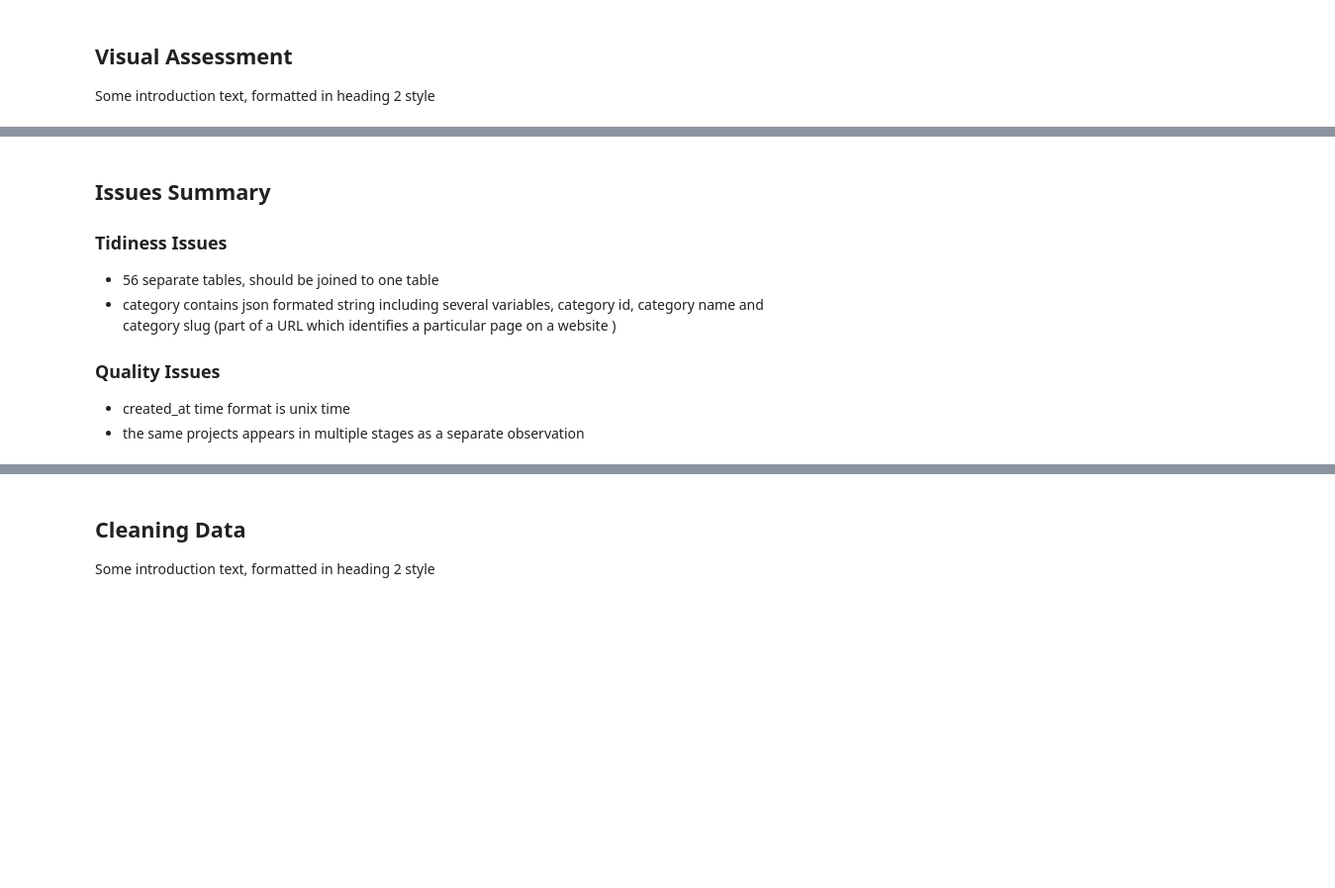
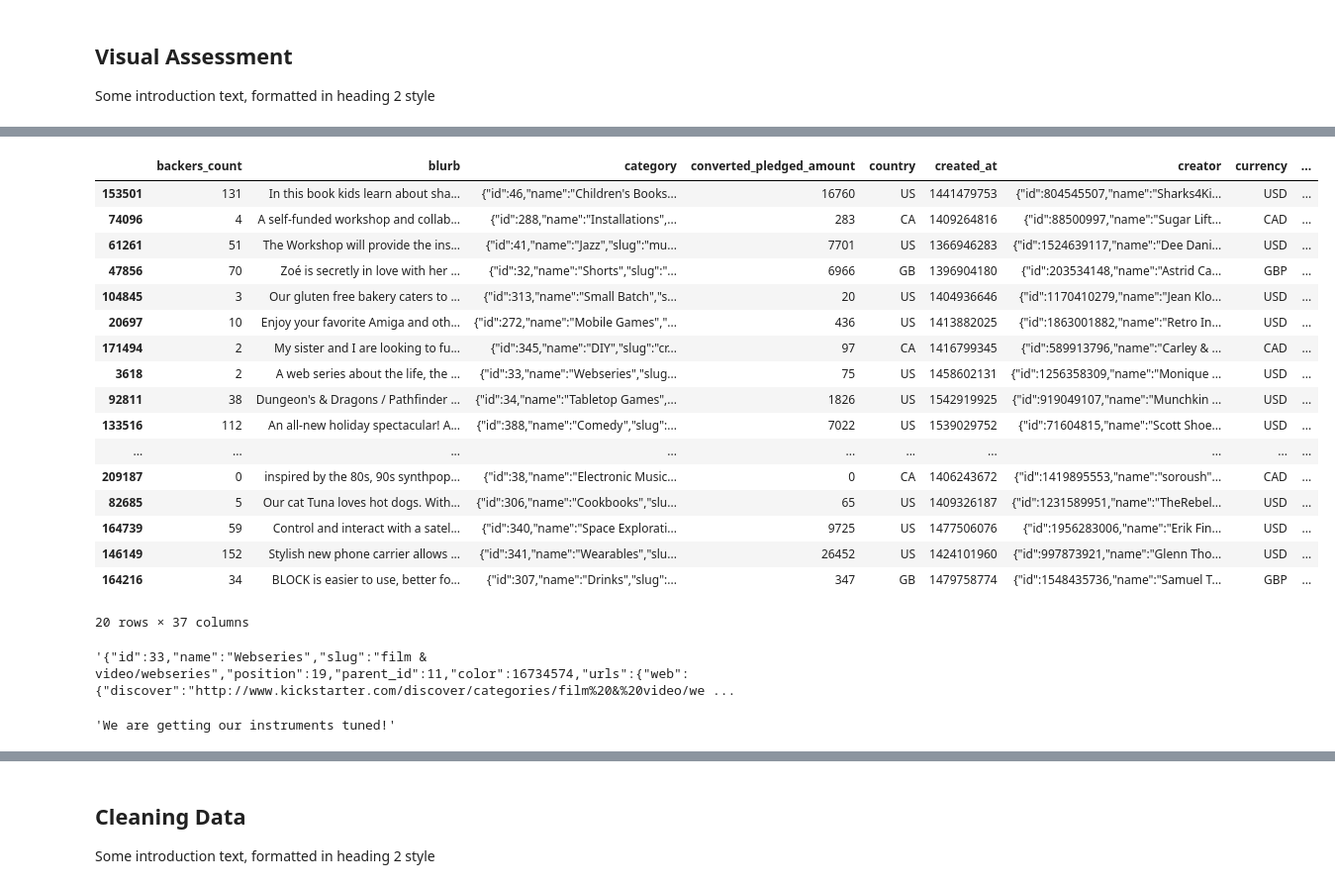
Before and after one commit to faymarie/crowdfunding-analysis, a Jupyter notebook: crowdfunding-analysis.ipynb, the cells around one changed output, grey strips where cells are left out. Shown: that part at 99% size. Cells and saved outputs as stored; diff of their text form; code cells hidden in the pictures; blank space fills up the shorter version.

Commit message:
Assess: available data

```diff
--- a/crowdfunding-analysis.ipynb
+++ b/crowdfunding-analysis.ipynb
@@ -80,12 +109,33 @@ usd_pledged                 26958 non-null float64
 usd_type                    26734 non-null object
 dtypes: bool(5), float64(5), int64(7), object(20)
 memory usage: 6.9+ MB
-# %% [markdown]
-## Issues Summary <a name="issuessummary"></a>
-### Tidiness Issues
-- 56 separate tables, should be joined to one table
-- category contains json formated string including several variables, category id, category name and category slug (part of a URL which identifies a particular page on a website )
-
-### Quality Issues
-- created_at time format is unix time
-- the same projects appears in multiple stages as a separate observation
+# %%
+kickstarter.sample(20)
+# %% [output]
+|  | backers_count | blurb | category | converted_pledged_amount | country | created_at | creator | currency | ... |
+| 153501 | 131 | In this book kids learn about sha... | {"id":46,"name":"Children's Books... | 16760 | US | 1441479753 | {"id":804545507,"name":"Sharks4Ki... | USD | ... |
+| 74096 | 4 | A self-funded workshop and collab... | {"id":288,"name":"Installations",... | 283 | CA | 1409264816 | {"id":88500997,"name":"Sugar Lift... | CAD | ... |
+| 61261 | 51 | The Workshop will provide the ins... | {"id":41,"name":"Jazz","slug":"mu... | 7701 | US | 1366946283 | {"id":1524639117,"name":"Dee Dani... | USD | ... |
+| 47856 | 70 | Zoé is secretly in love with her ... | {"id":32,"name":"Shorts","slug":"... | 6966 | GB | 1396904180 | {"id":203534148,"name":"Astrid Ca... | GBP | ... |
+| 104845 | 3 | Our gluten free bakery caters to ... | {"id":313,"name":"Small Batch","s... | 20 | US | 1404936646 | {"id":1170410279,"name":"Jean Klo... | USD | ... |
+| 20697 | 10 | Enjoy your favorite Amiga and oth... | {"id":272,"name":"Mobile Games","... | 436 | US | 1413882025 | {"id":1863001882,"name":"Retro In... | USD | ... |
+| 171494 | 2 | My sister and I are looking to fu... | {"id":345,"name":"DIY","slug":"cr... | 97 | CA | 1416799345 | {"id":589913796,"name":"Carley & ... | CAD | ... |
+| 3618 | 2 | A web series about the life, the ... | {"id":33,"name":"Webseries","slug... | 75 | US | 1458602131 | {"id":1256358309,"name":"Monique ... | USD | ... |
+| 92811 | 38 | Dungeon's & Dragons / Pathfinder ... | {"id":34,"name":"Tabletop Games",... | 1826 | US | 1542919925 | {"id":919049107,"name":"Munchkin ... | USD | ... |
+| 133516 | 112 | An all-new holiday spectacular! A... | {"id":388,"name":"Comedy","slug":... | 7022 | US | 1539029752 | {"id":71604815,"name":"Scott Shoe... | USD | ... |
+| ... | ... | ... | ... | ... | ... | ... | ... | ... | ... |
+| 209187 | 0 | inspired by the 80s, 90s synthpop... | {"id":38,"name":"Electronic Music... | 0 | CA | 1406243672 | {"id":1419895553,"name":"soroush"... | CAD | ... |
+| 82685 | 5 | Our cat Tuna loves hot dogs. With... | {"id":306,"name":"Cookbooks","slu... | 65 | US | 1409326187 | {"id":1231589951,"name":"TheRebel... | USD | ... |
+| 164739 | 59 | Control and interact with a satel... | {"id":340,"name":"Space Explorati... | 9725 | US | 1477506076 | {"id":1956283006,"name":"Erik Fin... | USD | ... |
+| 146149 | 152 | Stylish new phone carrier allows ... | {"id":341,"name":"Wearables","slu... | 26452 | US | 1424101960 | {"id":997873921,"name":"Glenn Tho... | USD | ... |
+| 164216 | 34 | BLOCK is easier to use, better fo... | {"id":307,"name":"Drinks","slug":... | 347 | GB | 1479758774 | {"id":1548435736,"name":"Samuel T... | GBP | ... |
+20 rows × 37 columns
+# %%
+kickstarter[kickstarter.index == 192044]['category'][192044]
+# %% [output]
+'{"id":33,"name":"Webseries","slug":"film & video/webseries","position":19,"parent_id":11,"color":16734574,"urls":{"web":{"discover":"http://www.kickstarter.com/discover/categories/film%20&%20video/we ...
+# %%
+# Assess blurb style
+kickstarter[kickstarter.index == 22954]['blurb'][22954]
+# %% [output]
+'We are getting our instruments tuned!'
```
Also changed, not shown: parts of 28 cells of this notebook.
